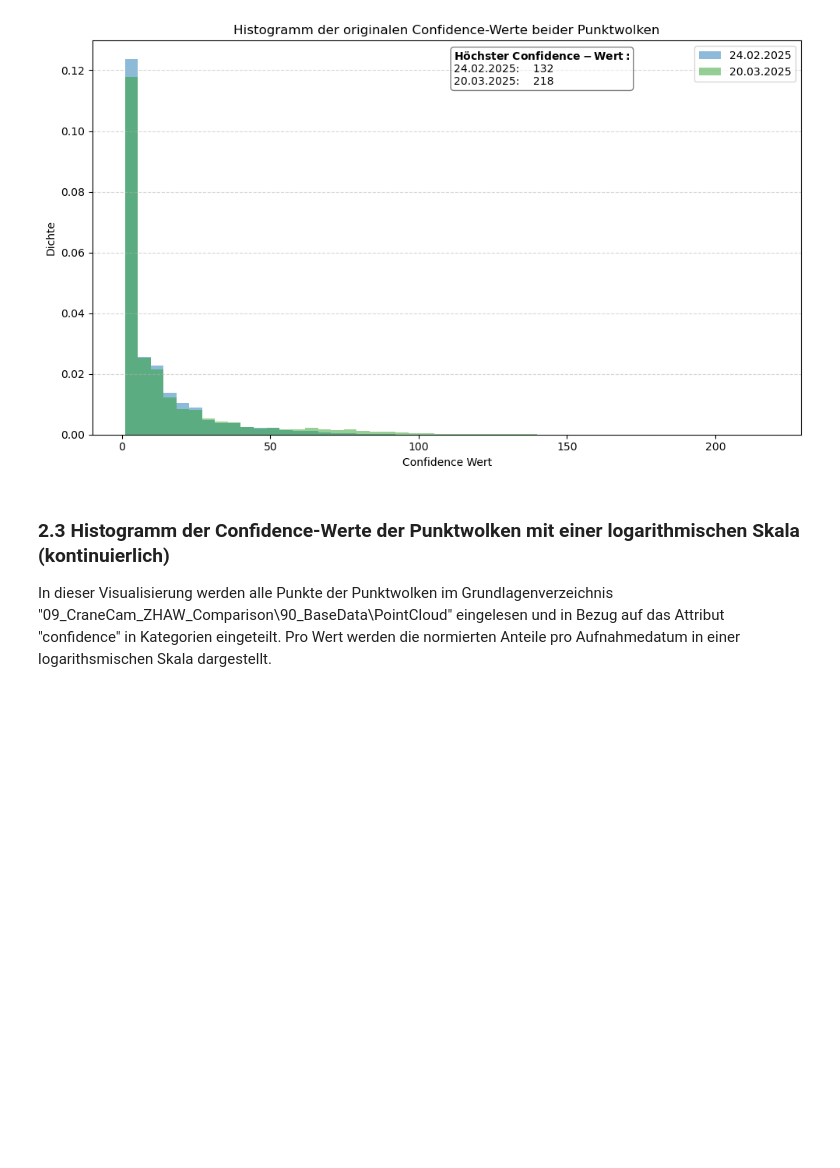
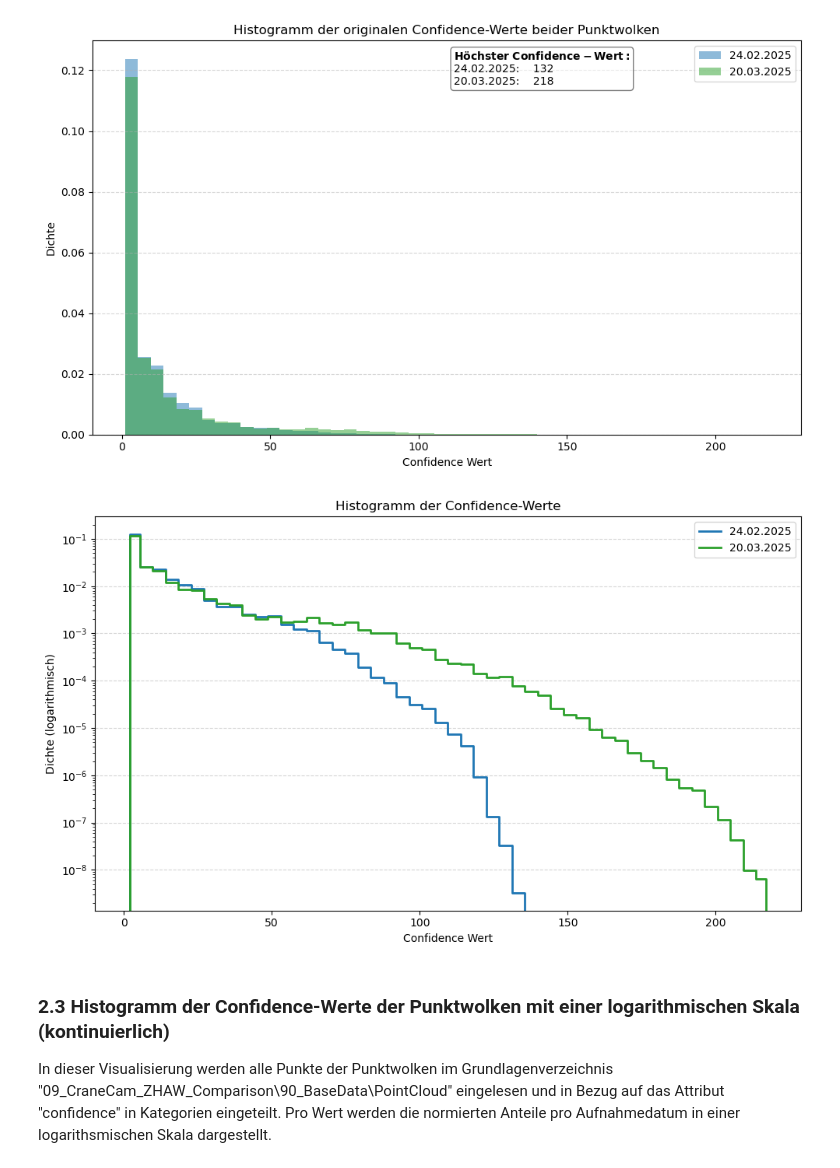
Before and after one commit to naamp/BTh11_Trieblaengenwachstum, a Jupyter notebook: 09_CraneCam_ZHAW_Comparison/09_B_CraneCam_ZHAW_Comparison_PointCloud_Confidence.ipynb, the cells around one changed output. Saved outputs shown, nothing was run; the diff lists cells and outputs as text; code cells hidden in the pictures; blank space fills up the shorter version.

Commit message:
20240408_2_mtsc
UAV Comparison and CraneCam Comparison

```diff
--- a/09_CraneCam_ZHAW_Comparison/09_B_CraneCam_ZHAW_Comparison_PointCloud_Confidence.ipynb
+++ b/09_CraneCam_ZHAW_Comparison/09_B_CraneCam_ZHAW_Comparison_PointCloud_Confidence.ipynb
@@ -166,6 +166,65 @@ plt.show()
 24.02.2025 - Min: 1 Max: 132
 20.03.2025 - Min: 1 Max: 218
 [figure]
+# %%
+# Pfade zu den beiden Punktwolken (LAS-Dateien)
+CraneCamZHAW20250224 = "D:\\BTh11_Asuwertung_PC\\fhnw_code\\BTh11_Trieblaengenwachstum\\09_CraneCam_ZHAW_Comparison\\90_BaseData\\PointCloud\\20250224_CraneCam_ZHAW_clipped.las"
+CraneCamZHAW20250320 = "D:\\BTh11_Asuwertung_PC\\fhnw_code\\BTh11_Trieblaengenwachstum\\09_CraneCam_ZHAW_Comparison\\90_BaseData\\PointCloud\\20250320_CraneCam_ZHAW_clipped.las"
+
+# Dateien prüfen
+if not os.path.exists(CraneCamZHAW20250224):
+    raise FileNotFoundError(f"Datei nicht gefunden: {CraneCamZHAW20250224}")
+if not os.path.exists(CraneCamZHAW20250320):
+    raise FileNotFoundError(f"Datei nicht gefunden: {CraneCamZHAW20250320}")
+
+# Funktion, um die Confidence-Werte aus einer LAS-Datei zu extrahieren
+def get_confidence_values(file_path):
+    las = laspy.read(file_path)
+    if "confidence" not in las.point_format.dimension_names:
+        raise ValueError(f"Feld 'confidence' fehlt in Datei: {file_path}")
+    return las['confidence']
+
+# Confidence-Werte für beide Punktwolken extrahieren
+CraneCamZHAW20250224_confidence = get_confidence_values(CraneCamZHAW20250224)
+CraneCamZHAW20250320_confidence = get_confidence_values(CraneCamZHAW20250320)
+
+# Optional: Bestimme den gemeinsamen Wertebereich für ein einheitliches Binning
+min_conf = min(np.min(CraneCamZHAW20250224_confidence), np.min(CraneCamZHAW20250320_confidence))
+max_conf = max(np.max(CraneCamZHAW20250224_confidence), np.max(CraneCamZHAW20250320_confidence))
+bins = np.linspace(min_conf, max_conf, 51)  # 50 Bins
+
+# Berechne Histogramme (mit density=True, um normierte Dichten zu erhalten)
+hist_phantom, edges = np.histogram(CraneCamZHAW20250320_confidence, bins=bins, density=True)
+hist_mini, _ = np.histogram(CraneCamZHAW20250224_confidence, bins=bins, density=True)
+
+# Berechne die Bin-Zentren
+bin_centers = (edges[:-1] + edges[1:]) / 2
+
+# Erweiterte Arrays erstellen, sodass die Linie bis zum Nullpunkt geht:
+# Füge links den linken Rand (edges[0]) mit y=0 und rechts den rechten Rand (edges[-1]) mit y=0 hinzu.
+x_extended = np.concatenate(([edges[0]], bin_centers, [edges[-1]]))
+y_extended_phantom = np.concatenate(([0], hist_phantom, [0]))
+y_extended_mini = np.concatenate(([0], hist_mini, [0]))
+
+# Plot vorbereiten: Linien-Histogramm
+fig, ax = plt.subplots(figsize=(10, 6))
+
+ax.step(x_extended, y_extended_mini, label="24.02.2025", color="#1f77b4", linewidth=2, where="mid")
+ax.step(x_extended, y_extended_phantom, label="20.03.2025", color="#2ca02c", linewidth=2, where="mid")
+
+ax.set_xlabel("Confidence Wert")
+ax.set_ylabel("Dichte (logarithmisch)")
+ax.set_title("Histogramm der Confidence-Werte")
+ax.legend(loc="upper right")
+ax.grid(axis="y", linestyle="--", alpha=0.5)
+
+# Umstellung auf logarithmische y-Achse
+ax.set_yscale("log")
+
+plt.tight_layout()
+plt.show()
+# %% [output]
+[figure, added]
 # %% [markdown]
 ### 2.3 Histogramm der Confidence-Werte der Punktwolken mit einer logarithmischen Skala (kontinuierlich)
 In dieser Visualisierung werden alle Punkte der Punktwolken im Grundlagenverzeichnis "09_CraneCam_ZHAW_Comparison\90_BaseData\PointCloud" eingelesen und in Bezug auf das Attribut "confidence" in Kategorien eingeteilt. Pro Wert werden die normierten Anteile pro Aufnahmedatum in einer logarithsmischen Skala dargestellt.
```
Also changed, not shown: parts of 1 cell of this notebook, 9 other files.
